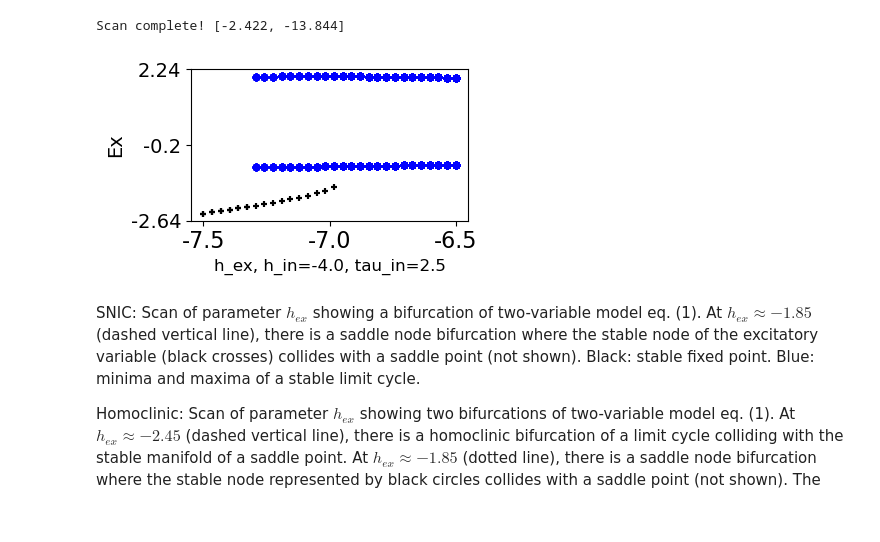
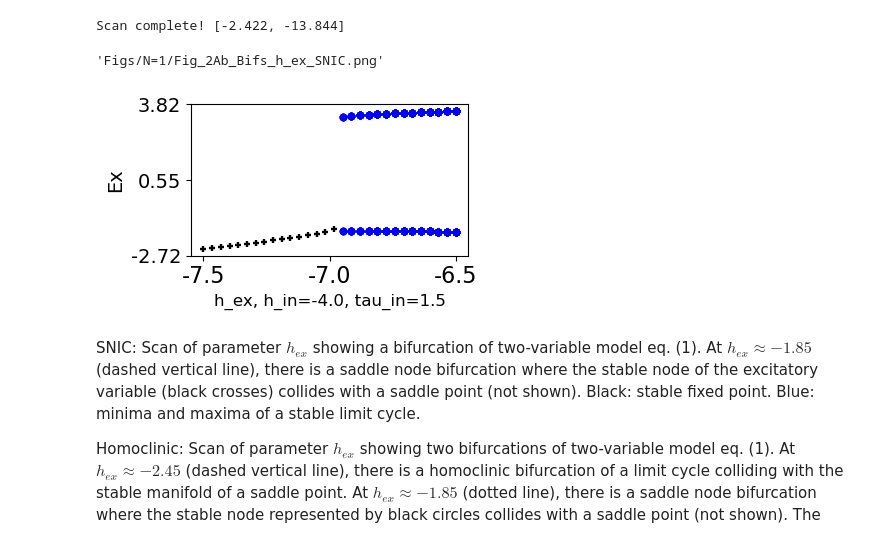
Before and after one commit to nikhita-bhatt/Non-Linear-Resonance-Manuscript, a Jupyter notebook: 2025.03.19_1osc_script.ipynb, the cells around one changed output. Drawn from its saved outputs; the diff is of its cells as text; code cells hidden in the pictures.

```diff
--- a/2025.03.19_1osc_script.ipynb
+++ b/2025.03.19_1osc_script.ipynb
@@ -217,8 +217,8 @@ def plot_bifdiagram_freq(results, freq_set):
 # %%
 N = 1
 
-pars = (1, 2.5, 10, 0, 5, 10) # Homoclinic
-# pars = (1, 1.5, 10, 0, 5, 10) # SNIC
+# pars = (1, 2.5, 10, 0, 5, 10) # Homoclinic
+pars = (1, 1.5, 10, 0, 5, 10) # SNIC
 # tau_ex, tau_in, c2, c4, c_EE, c_EI
 
 # Input parameter
@@ -229,18 +229,18 @@ frac_E, frac_I = 0.0, 0.0 # < 1. 0 means no coupling
 
 pulse = []
 
-# if pars[1] == 1:
+if pars[1] == 1.5:
 
-#     condition = '_SNIC'
+    condition = '_SNIC'
 
-#     h_ex_0 = -1.86
+    h_ex_0 = -6.9
 
 
-# elif pars[1] == 2:
+elif pars[1] == 2.5:
 
-#     condition = '_Homoclinic'
+    condition = '_Homoclinic'
 
-#     h_ex_0 = -2.45
+    h_ex_0 = -6.9
 
 # Time array
 time_stop = 50
@@ -296,17 +297,15 @@ y_ini = y[-1, :]
 # Bifurcation parameter range
 steps = 30
 
-par_min, par_max = -7.5, -6.5
+
+if pars[1] == 1.5:
+
+    par_min, par_max = -7.5, -6.5
 
 
-# if pars[1] == 1:
+elif pars[1] == 2.5:
 
-#     par_min, par_max = -1.9, -1.7
-
-
-# elif pars[1] == 2:
-
-#     par_min, par_max = -2.6, -1.7
+    par_min, par_max = -7.5, -6.5
 
 
 par_set = linspace(par_min, par_max, steps)
@@ -441,36 +440,37 @@ Scan complete! [-2.422, -13.844]
 # Plot
 fig, ax = plot_bifdiagram(results_min_f, results_max_f,
                           results_min_b, results_max_b, par_set)
 
 if par_max < par_min:
 
     direct = '_back.png'
 
 else:
 
     direct = '_forw.png'
 
 ax.set_xlabel('h_ex, h_in=' + str(h_in_0) + ', tau_in=' + str(pars[1]), fontsize=12)
 
 
 if pars[1] == 1:
 
     ax.vlines(-1.855, -2.8, 3.92, 'gray', linestyles='dashed', linewidth=0.8)
 
 
 elif pars[1] == 2:
 
     ax.vlines(-2.4, -2.8, 3.92, 'gray', linestyles='dashed', linewidth=0.8)
     ax.vlines(-1.85, -2.8, 3.92, 'gray', linestyles='dotted', linewidth=0.8)
 
 
-# title_chars = 'Figs/N=1/Fig_2Ab_Bifs_h_ex' + condition + '.png'
+title_chars = 'Figs/N=1/Fig_2Ab_Bifs_h_ex' + condition + '.png'
 
 # fig.savefig(title_chars, dpi=300, format='png', bbox_inches='tight')
 
-# title_chars
+title_chars
 # %% [output]
+'Figs/N=1/Fig_2Ab_Bifs_h_ex_SNIC.png'
-[figure, old version]
+[figure, new version]
 # %% [markdown]
 SNIC: Scan of parameter $h_{ex}$ showing a bifurcation of two-variable model eq. (1).
 At $h_{ex} \approx -1.85$ (dashed vertical line), there is a saddle node bifurcation where the stable node of the excitatory variable (black crosses) collides with a saddle point (not shown). Black: stable fixed point. Blue: minima and maxima of a stable limit cycle.
```
Also changed, not shown: parts of 2 cells of this notebook.
